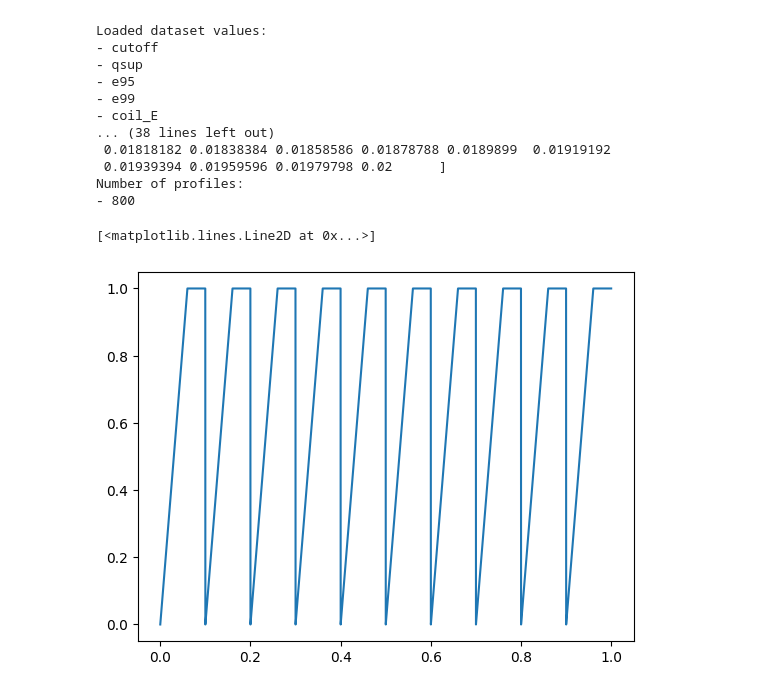
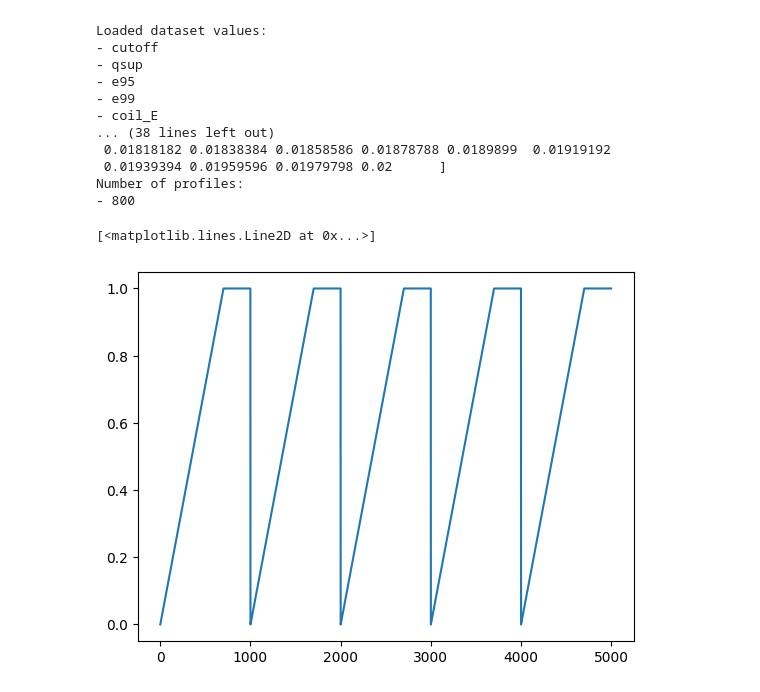
Before and after one commit to Morad28/VAEtoolkit, a Jupyter notebook: tests.ipynb, the cells around one changed output. Drawn from its saved outputs; the diff is of its cells as text; code cells hidden in the pictures.

```diff
--- a/tests.ipynb
+++ b/tests.ipynb
@@ -94,15 +94,15 @@ Number of profiles:
 # %%
 import numpy as np
 import matplotlib.pyplot as plt
 
-cycle_length = 500
-warmup_length = 300
+cycle_length = 1000
+warmup_length = 700
 annealing_coeff = []
-x = np.linspace(0, 1, 5000)
+x = np.linspace(0, 5000, 5000)
 for i in range(5000):
-    annealing_coeff.append(min(1, i%cycle_length / warmup_length))
+    annealing_coeff.append(min(1, i % cycle_length / warmup_length))
 
 plt.plot(x, annealing_coeff)
 # %% [output]
 [<matplotlib.lines.Line2D at 0x...>]
-[figure, old version]
+[figure, new version]
```
Also changed, not shown: parts of 1 cell of this notebook, 2 other files.
